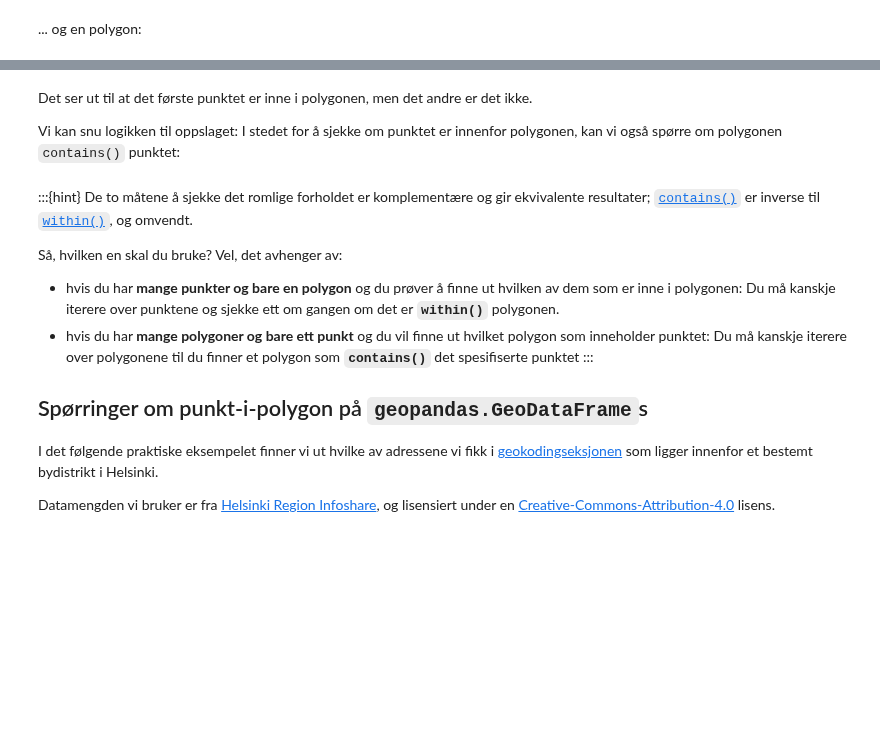
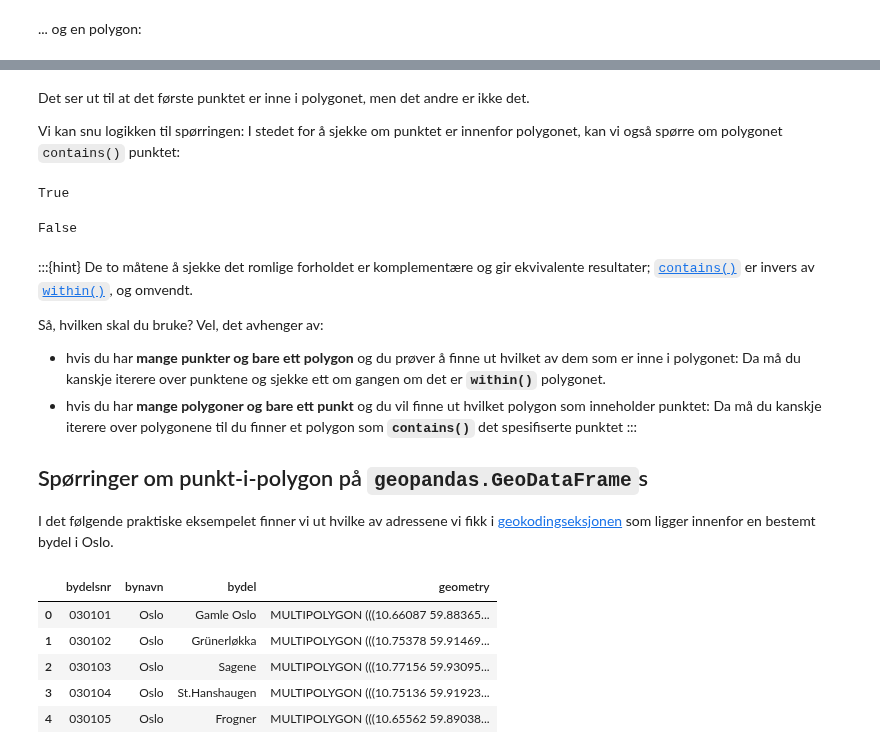
Before and after one commit to haavardaagesen/gmgi221, a Jupyter notebook: content/notebooks/04_punkt_i_polygon.ipynb, the cells around one changed output, grey strips where cells are left out. Drawn from its saved outputs; the diff is of its cells as text; code cells hidden in the pictures; blank space fills up the shorter version.

```diff
--- a/content/notebooks/04_punkt_i_polygon.ipynb
+++ b/content/notebooks/04_punkt_i_polygon.ipynb
@@ -70,28 +78,32 @@ point2.within(polygon)
 # %% [markdown]
-Det ser ut til at det første punktet er inne i polygonen, men det andre er det ikke.
+Det ser ut til at det første punktet er inne i polygonet, men det andre er ikke det.
 
-Vi kan snu logikken til oppslaget: I stedet for å sjekke om punktet er
-innenfor polygonen, kan vi også spørre om polygonen `contains()` punktet:
+Vi kan snu logikken til spørringen: I stedet for å sjekke om punktet er
+innenfor polygonet, kan vi også spørre om polygonet `contains()` punktet:
 # %%
-polygon.contains(point1)
+polygon.contains(punkt1)
+# %% [output]
+True
 # %%
-polygon.contains(point2)
+polygon.contains(punkt2)
+# %% [output]
+False
 # %% [markdown]
 :::{hint}
 De to måtene å sjekke det romlige forholdet er komplementære og gir
 ekvivalente resultater;
 [`contains()`](https://shapely.readthedocs.io/en/stable/manual.html#object.contains)
-er inverse til
+er invers av
 [`within()`](https://shapely.readthedocs.io/en/stable/manual.html#object.within),
 og omvendt.
 
-Så, hvilken en skal du bruke? Vel, det avhenger av:
+Så, hvilken skal du bruke? Vel, det avhenger av:
 
--  hvis du har **mange punkter og bare en polygon** og du prøver å finne ut
-   hvilken av dem som er inne i polygonen: Du må kanskje iterere over punktene
-   og sjekke ett om gangen om det er **`within()`** polygonen.
+-  hvis du har **mange punkter og bare ett polygon** og du prøver å finne ut
+   hvilket av dem som er inne i polygonet: Da må du kanskje iterere over punktene
+   og sjekke ett om gangen om det er **`within()`** polygonet.
 -  hvis du har **mange polygoner og bare ett punkt** og du vil finne ut
-   hvilket polygon som inneholder punktet: Du må kanskje iterere over polygonene
+   hvilket polygon som inneholder punktet: Da må du kanskje iterere over polygonene
    til du finner et polygon som **`contains()`** det spesifiserte punktet
 :::
 
@@ -99,10 +111,8 @@ Så, hvilken en skal du bruke? Vel, det avhenger av:
 ## Spørringer om punkt-i-polygon på `geopandas.GeoDataFrame`s
 
 I det følgende praktiske eksempelet finner vi ut hvilke av adressene vi fikk
-i [geokodingseksjonen](geocoding-in-geopandas) som ligger innenfor et bestemt
-bydistrikt i Helsinki.
-
-Datamengden vi bruker er fra [Helsinki Region Infoshare](https://hri.fi/data/en_GB/dataset/helsingin-piirijako), og lisensiert under en [Creative-Commons-Attribution-4.0](https://creativecommons.org/licenses/by/4.0/) lisens.
+i [geokodingseksjonen](geokoding_i_geopandas) som ligger innenfor en bestemt
+bydel i Oslo.
 # %%
 import pathlib
 NOTEBOOK_PATH = pathlib.Path().resolve()
@@ -110,9 +120,16 @@ DATA_DIRECTORY = NOTEBOOK_PATH / "data"
 # %%
 import geopandas
 
 bydeler = geopandas.read_file(
-    DATA_DIRECTORY / "helsinki_city_districts" / "helsinki_city_districts_2021.gpkg"
+    DATA_MAPPE / "oslo_bydeler" / "oslo_bydeler.gpkg"
 )
 bydeler.head()
+# %% [output]
+|  | bydelsnr | bynavn | bydel | geometry |
+| 0 | 030101 | Oslo | Gamle Oslo | MULTIPOLYGON (((10.66087 59.88365... |
+| 1 | 030102 | Oslo | Grünerløkka | MULTIPOLYGON (((10.75378 59.91469... |
+| 2 | 030103 | Oslo | Sagene | MULTIPOLYGON (((10.77156 59.93095... |
+| 3 | 030104 | Oslo | St.Hanshaugen | MULTIPOLYGON (((10.75136 59.91923... |
+| 4 | 030105 | Oslo | Frogner | MULTIPOLYGON (((10.65562 59.89038... |
 # %%
 bydeler.plot()
```
Also changed, not shown: parts of 20 cells of this notebook, 22 other files.
